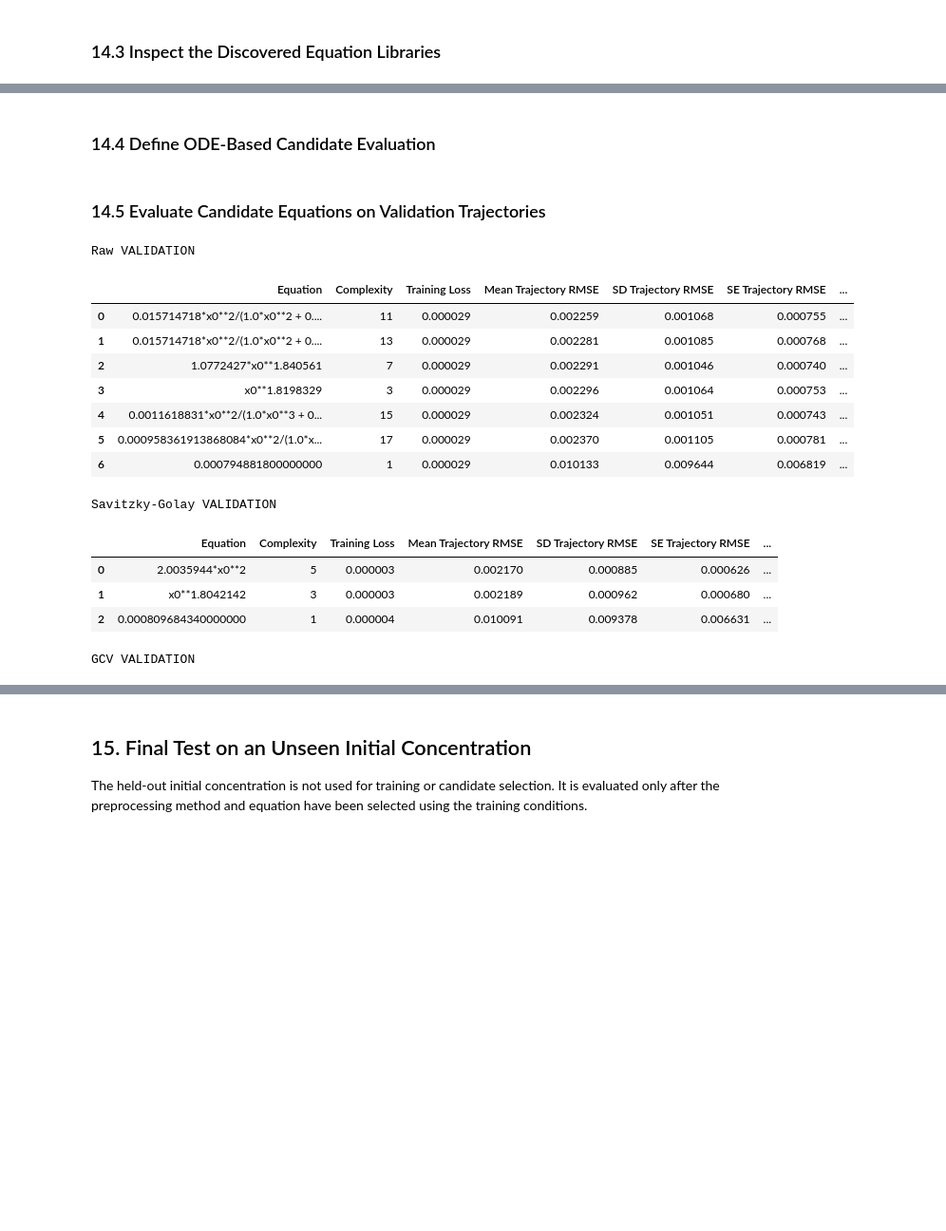
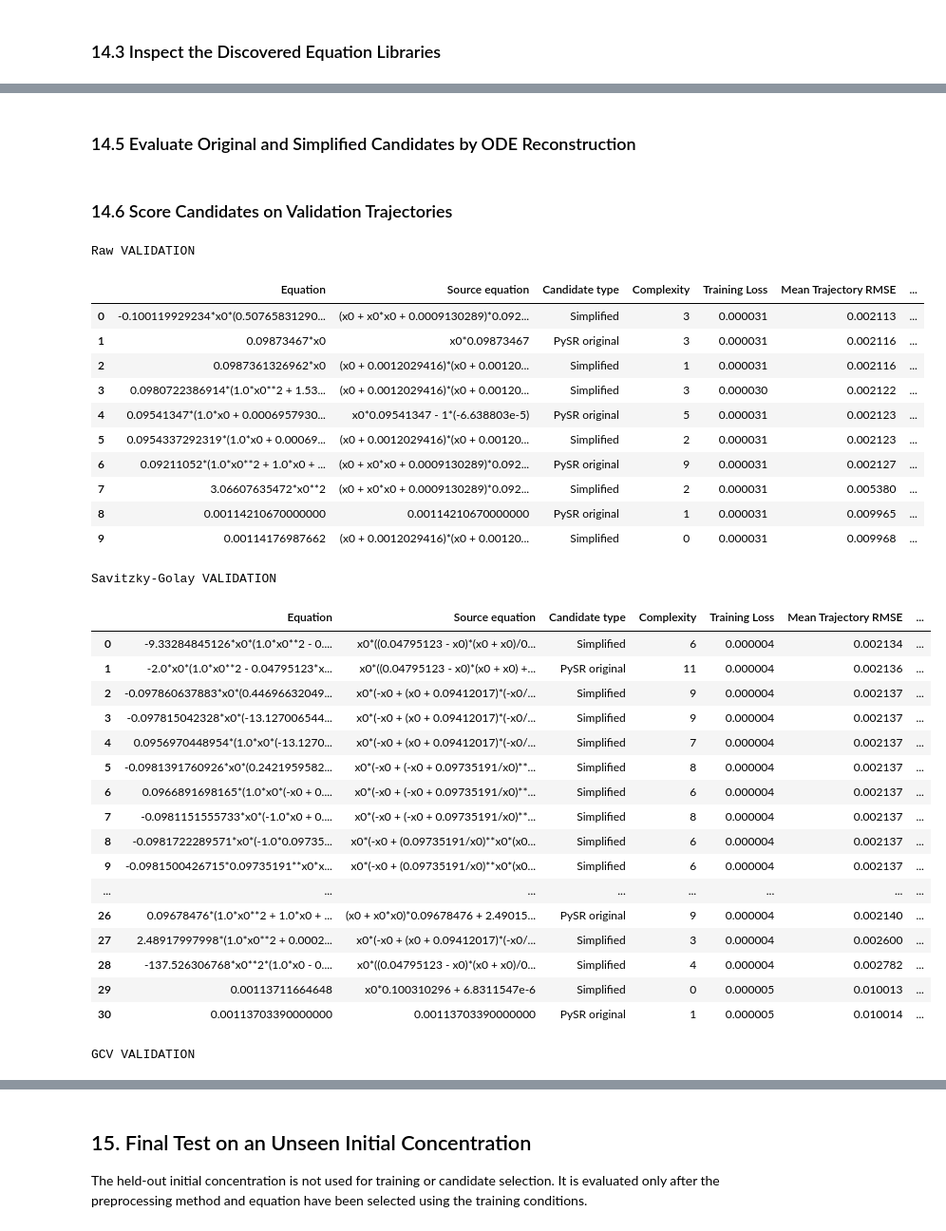
Before and after one commit to PrakharG8651/CHE657-Term-Project, a Jupyter notebook: Analysis.ipynb, the cells around one changed output, grey strips where cells are left out. Shown at 95% size. Drawn from its saved outputs; the diff is of its cells as text; code cells hidden in the pictures; blank space fills up the shorter version.

Commit message:
Model improved a bit

```diff
--- a/Analysis.ipynb
+++ b/Analysis.ipynb
@@ -1061,7 +1086,7 @@ fig, axes = plt.subplots(
 )
 
 for ax, ca0 in zip(np.atleast_1d(axes), initial_concentrations):
-    for method in method_columns:
+    for method in rate_method_columns:
         subset = smooth_system_summary.loc[
             (smooth_system_summary["Initial concentration"] == ca0)
             & (smooth_system_summary["Method"] == method)
@@ -1199,7 +1224,7 @@ PySR is trained on the two training initial concentrations. Replicate 5 at those
 # %% [markdown]
 ### 14.1 Define the Training and Validation Split
 # %%
-reaction = "Second_Order"
+reaction = "First_Order"
 noise = 0.05
 training_initial_concentrations = TRAIN_INITIAL_CONCENTRATIONS
 test_initial_concentration = HELD_OUT_INITIAL_CONCENTRATION
@@ -1240,7 +1265,7 @@ Held-out initial concentration: 0.075
 # %% [markdown]
 ### 14.2 Train the Three PySR Models
 # %%
-method_columns = {
+discovery_method_columns = {
     "Raw": ("CA_observed", "rate_raw"),
     "Savitzky-Golay": ("CA_sg", "rate_sg"),
     "GCV": ("CA_spline", "rate_spline")
@@ -1249,7 +1274,7 @@ method_columns = {
 noisy_models = {}
 training_data = {}
 
-for method, (x_column, y_column) in method_columns.items():
+for method, (x_column, y_column) in discovery_method_columns.items():
     X_train = train[[x_column]].to_numpy(dtype=float)
     y_train = train[y_column].to_numpy(dtype=float)
 
@@ -1305,0 +1332,25 @@ GCV MODEL
+# %%
+def build_noisy_candidate_library(model, X_train, y_train, max_sources=30, top_simplifications=5):
+    records = []
+    source_rows = model.equations_.sort_values(["loss", "complexity"]).head(max_sources)
+    for _, source_row in source_rows.iterrows():
+        source = sp.sympify(source_row["sympy_format"])
+        records.append({"Equation": source, "Source equation": source, "Candidate type": "PySR original", "Complexity": int(source_row["complexity"]), "Training Loss": float(source_row["loss"])})
+        try:
+            _, simplified_candidates = automatic_simplify(source, X_train, y_train)
+        except (ValueError, TypeError, OverflowError):
+            continue
+        for _, candidate in simplified_candidates.head(top_simplifications).iterrows():
+            expression = sp.sympify(candidate["equation"])
+            records.append({"Equation": expression, "Source equation": source, "Candidate type": "Simplified", "Complexity": int(candidate["complexity"]), "Training Loss": float(candidate["RSS"]) / len(y_train)})
+    library = pd.DataFrame(records)
+    library["_key"] = library["Equation"].map(lambda value: sp.srepr(sp.simplify(value)))
+    return library.drop_duplicates(["_key", "Candidate type"]).drop(columns="_key").reset_index(drop=True)
+
+noisy_candidate_libraries = {}
+for method, model in noisy_models.items():
+    X_train, y_train = training_data[method]
+    library = build_noisy_candidate_library(model, X_train, y_train)
+    noisy_candidate_libraries[method] = library
+    print(f"{method}: {len(library)} original/simplified candidates")
+    display(library.head())
@@ -1306,3 +1379,3 @@ GCV MODEL
 # %% [markdown]
-### 14.4 Define ODE-Based Candidate Evaluation
+### 14.5 Evaluate Original and Simplified Candidates by ODE Reconstruction
 # %%
@@ -1407,30 +1441,46 @@ def evaluate_trajectory_library(model, trajectories):
 # %% [markdown]
-### 14.5 Evaluate Candidate Equations on Validation Trajectories
+### 14.6 Score Candidates on Validation Trajectories
 # %%
 validation_results = {}
 
 for method, model in noisy_models.items():
     results = evaluate_trajectory_library(
-        model,
+        noisy_candidate_libraries[method],
         validation_trajectories
     )
     validation_results[method] = results
 
     print(f"\n{method} VALIDATION")
     display(results)
 # %% [output]
 Raw VALIDATION
-|  | Equation | Complexity | Training Loss | Mean Trajectory RMSE | SD Trajectory RMSE | SE Trajectory RMSE | ... |
-| 0 | 0.015714718*x0**2/(1.0*x0**2 + 0.... | 11 | 0.000029 | 0.002259 | 0.001068 | 0.000755 | ... |
-| 1 | 0.015714718*x0**2/(1.0*x0**2 + 0.... | 13 | 0.000029 | 0.002281 | 0.001085 | 0.000768 | ... |
-| 2 | 1.0772427*x0**1.840561 | 7 | 0.000029 | 0.002291 | 0.001046 | 0.000740 | ... |
-| 3 | x0**1.8198329 | 3 | 0.000029 | 0.002296 | 0.001064 | 0.000753 | ... |
-| 4 | 0.0011618831*x0**2/(1.0*x0**3 + 0... | 15 | 0.000029 | 0.002324 | 0.001051 | 0.000743 | ... |
-| 5 | 0.000958361913868084*x0**2/(1.0*x... | 17 | 0.000029 | 0.002370 | 0.001105 | 0.000781 | ... |
-| 6 | 0.000794881800000000 | 1 | 0.000029 | 0.010133 | 0.009644 | 0.006819 | ... |
+|  | Equation | Source equation | Candidate type | Complexity | Training Loss | Mean Trajectory RMSE | ... |
+| 0 | -0.100119929234*x0*(0.50765831290... | (x0 + x0*x0 + 0.0009130289)*0.092... | Simplified | 3 | 0.000031 | 0.002113 | ... |
+| 1 | 0.09873467*x0 | x0*0.09873467 | PySR original | 3 | 0.000031 | 0.002116 | ... |
+| 2 | 0.0987361326962*x0 | (x0 + 0.0012029416)*(x0 + 0.00120... | Simplified | 1 | 0.000031 | 0.002116 | ... |
+| 3 | 0.0980722386914*(1.0*x0**2 + 1.53... | (x0 + 0.0012029416)*(x0 + 0.00120... | Simplified | 3 | 0.000030 | 0.002122 | ... |
+| 4 | 0.09541347*(1.0*x0 + 0.0006957930... | x0*0.09541347 - 1*(-6.638803e-5) | PySR original | 5 | 0.000031 | 0.002123 | ... |
+| 5 | 0.0954337292319*(1.0*x0 + 0.00069... | (x0 + 0.0012029416)*(x0 + 0.00120... | Simplified | 2 | 0.000031 | 0.002123 | ... |
+| 6 | 0.09211052*(1.0*x0**2 + 1.0*x0 + ... | (x0 + x0*x0 + 0.0009130289)*0.092... | PySR original | 9 | 0.000031 | 0.002127 | ... |
+| 7 | 3.06607635472*x0**2 | (x0 + x0*x0 + 0.0009130289)*0.092... | Simplified | 2 | 0.000031 | 0.005380 | ... |
+| 8 | 0.00114210670000000 | 0.00114210670000000 | PySR original | 1 | 0.000031 | 0.009965 | ... |
+| 9 | 0.00114176987662 | (x0 + 0.0012029416)*(x0 + 0.00120... | Simplified | 0 | 0.000031 | 0.009968 | ... |
 Savitzky-Golay VALIDATION
-|  | Equation | Complexity | Training Loss | Mean Trajectory RMSE | SD Trajectory RMSE | SE Trajectory RMSE | ... |
-| 0 | 2.0035944*x0**2 | 5 | 0.000003 | 0.002170 | 0.000885 | 0.000626 | ... |
-| 1 | x0**1.8042142 | 3 | 0.000003 | 0.002189 | 0.000962 | 0.000680 | ... |
-| 2 | 0.000809684340000000 | 1 | 0.000004 | 0.010091 | 0.009378 | 0.006631 | ... |
+|  | Equation | Source equation | Candidate type | Complexity | Training Loss | Mean Trajectory RMSE | ... |
+| 0 | -9.33284845126*x0*(1.0*x0**2 - 0.... | x0*((0.04795123 - x0)*(x0 + x0)/0... | Simplified | 6 | 0.000004 | 0.002134 | ... |
+| 1 | -2.0*x0*(1.0*x0**2 - 0.04795123*x... | x0*((0.04795123 - x0)*(x0 + x0) +... | PySR original | 11 | 0.000004 | 0.002136 | ... |
+| 2 | -0.097860637883*x0*(0.44696632049... | x0*(-x0 + (x0 + 0.09412017)*(-x0/... | Simplified | 9 | 0.000004 | 0.002137 | ... |
+| 3 | -0.097815042328*x0*(-13.127006544... | x0*(-x0 + (x0 + 0.09412017)*(-x0/... | Simplified | 9 | 0.000004 | 0.002137 | ... |
+| 4 | 0.0956970448954*(1.0*x0*(-13.1270... | x0*(-x0 + (x0 + 0.09412017)*(-x0/... | Simplified | 7 | 0.000004 | 0.002137 | ... |
+| 5 | -0.0981391760926*x0*(0.2421959582... | x0*(-x0 + (-x0 + 0.09735191/x0)**... | Simplified | 8 | 0.000004 | 0.002137 | ... |
+| 6 | 0.0966891698165*(1.0*x0*(-x0 + 0.... | x0*(-x0 + (-x0 + 0.09735191/x0)**... | Simplified | 6 | 0.000004 | 0.002137 | ... |
+| 7 | -0.0981151555733*x0*(-1.0*x0 + 0.... | x0*(-x0 + (-x0 + 0.09735191/x0)**... | Simplified | 8 | 0.000004 | 0.002137 | ... |
+| 8 | -0.0981722289571*x0*(-1.0*0.09735... | x0*(-x0 + (0.09735191/x0)**x0*(x0... | Simplified | 6 | 0.000004 | 0.002137 | ... |
+| 9 | -0.0981500426715*0.09735191**x0*x... | x0*(-x0 + (0.09735191/x0)**x0*(x0... | Simplified | 6 | 0.000004 | 0.002137 | ... |
+| ... | ... | ... | ... | ... | ... | ... | ... |
+| 26 | 0.09678476*(1.0*x0**2 + 1.0*x0 + ... | (x0 + x0*x0)*0.09678476 + 2.49015... | PySR original | 9 | 0.000004 | 0.002140 | ... |
+| 27 | 2.48917997998*(1.0*x0**2 + 0.0002... | x0*(-x0 + (x0 + 0.09412017)*(-x0/... | Simplified | 3 | 0.000004 | 0.002600 | ... |
+| 28 | -137.526306768*x0**2*(1.0*x0 - 0.... | x0*((0.04795123 - x0)*(x0 + x0)/0... | Simplified | 4 | 0.000004 | 0.002782 | ... |
+| 29 | 0.00113711664648 | x0*0.100310296 + 6.8311547e-6 | Simplified | 0 | 0.000005 | 0.010013 | ... |
+| 30 | 0.00113703390000000 | 0.00113703390000000 | PySR original | 1 | 0.000005 | 0.010014 | ... |
 GCV VALIDATION
```
Also changed, not shown: parts of 25 cells of this notebook, 2 other files.
